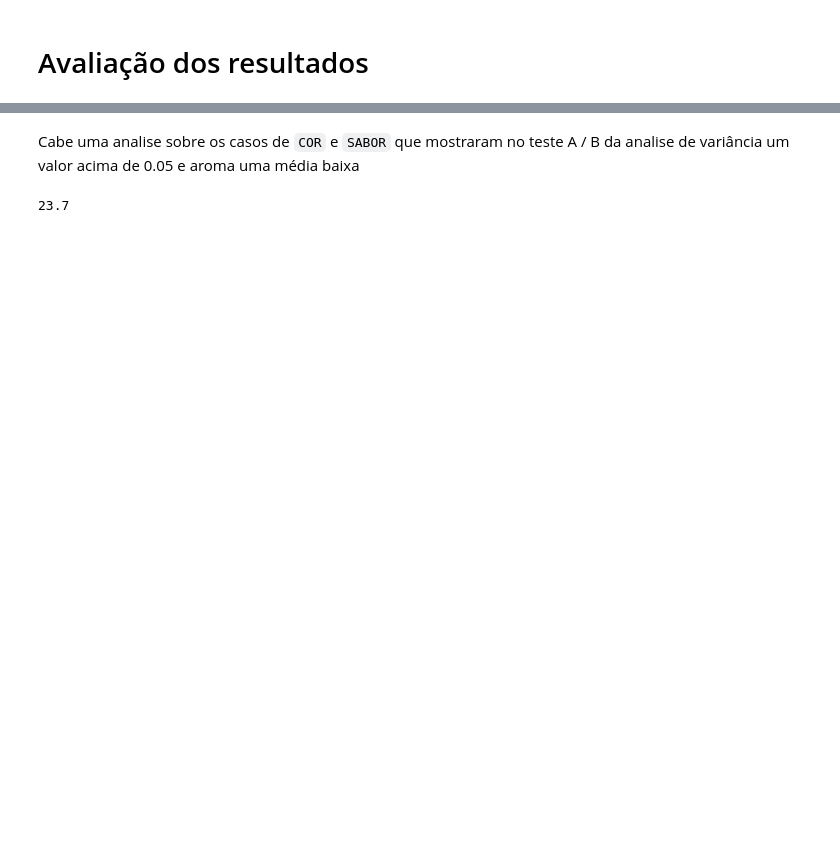
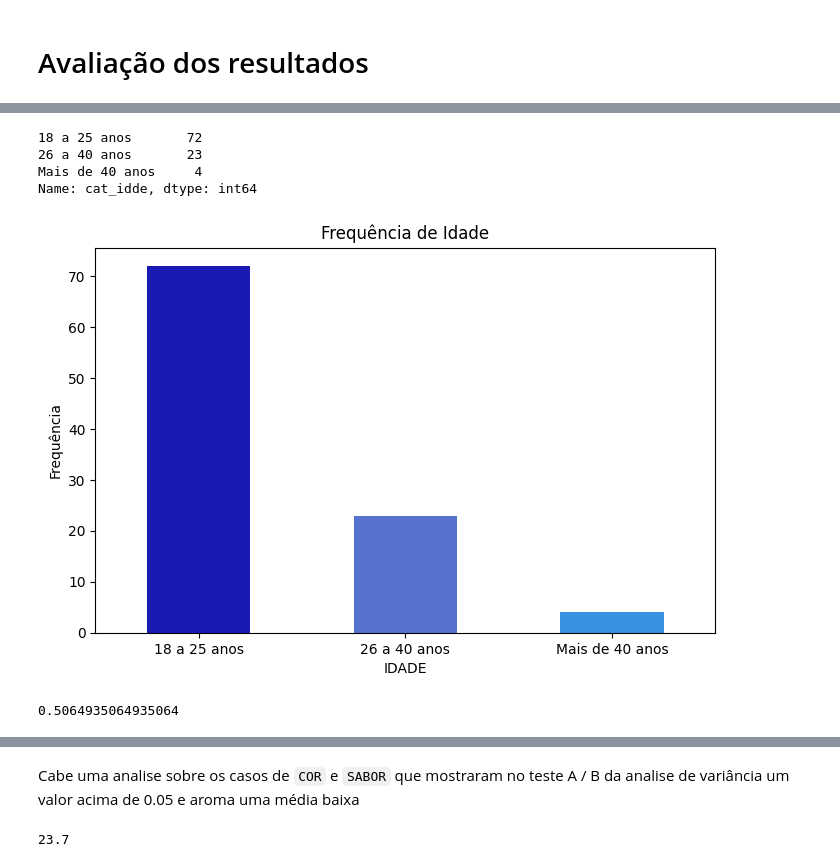
Before and after one commit to CarlosDouradoPGR/Portifolio, a Jupyter notebook: Analise_comercial/Bala_acai.ipynb, the cells around one changed output, grey strips where cells are left out. Saved outputs shown, nothing was run; the diff lists cells and outputs as text; code cells hidden in the pictures; blank space fills up the shorter version.

```diff
--- a/Analise_comercial/Bala_acai.ipynb
+++ b/Analise_comercial/Bala_acai.ipynb
@@ -430,0 +475,2 @@ Text(0.5, 0, 'ATRIBUTOS')
+# %%
+df365["cat_idde"] = None
@@ -430,0 +479,9 @@ Text(0.5, 0, 'ATRIBUTOS')
+# %%
+df365.loc[(df365["IDADE"] < 25) & (df365["IDADE"] >=18), "cat_idde"] = "18 a 25 anos"
+df679.loc[(df679["IDADE"] < 25) & (df679["IDADE"] >=18), "cat_idde"] = "18 a 25 anos"
+# %%
+df365.loc[(df365["IDADE"] >= 25) & (df365["IDADE"] < 35), "cat_idde"] = "26 a 40 anos"
+df679.loc[(df679["IDADE"] >= 25) & (df679["IDADE"] < 35), "cat_idde"] = "26 a 40 anos"
+# %%
+df365.loc[df365["IDADE"] > 40, "cat_idde"] = "Mais de 40 anos"
+df679.loc[df679["IDADE"] > 40, "cat_idde"] = "Mais de 40 anos"
@@ -430,0 +502,28 @@ Text(0.5, 0, 'ATRIBUTOS')
+# %%
+df365["cat_idde"].value_counts()
+# %% [output]
+18 a 25 anos       72
+26 a 40 anos       23
+Mais de 40 anos     4
+Name: cat_idde, dtype: int64
+# %%
+plt.close("all")
+fig, axes = plt.subplots(figsize=(8,5))
+
+p = sns.countplot(x=df365['cat_idde'].sort_values(),
+                  orient="v",
+                  width=0.5,
+                  palette=["mediumblue", "royalblue", "dodgerblue"])
+
+axes.set_ylabel("Frequência")
+axes.set_xlabel("IDADE")
+axes.set_title("Frequência de Idade")
+
+plt.savefig("FrequenciaIdade.png", dpi=400)
+plt.show()
+# %% [output]
+[figure, added]
+# %%
+39/77
+# %% [output]
+0.5064935064935064
```
Also changed, not shown: parts of 45 cells of this notebook, 7 other files.
